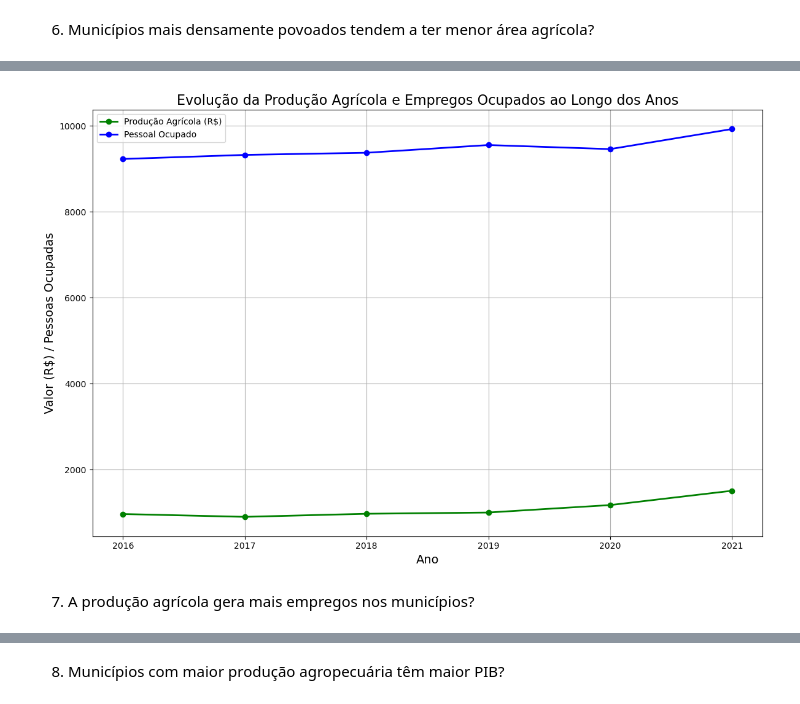
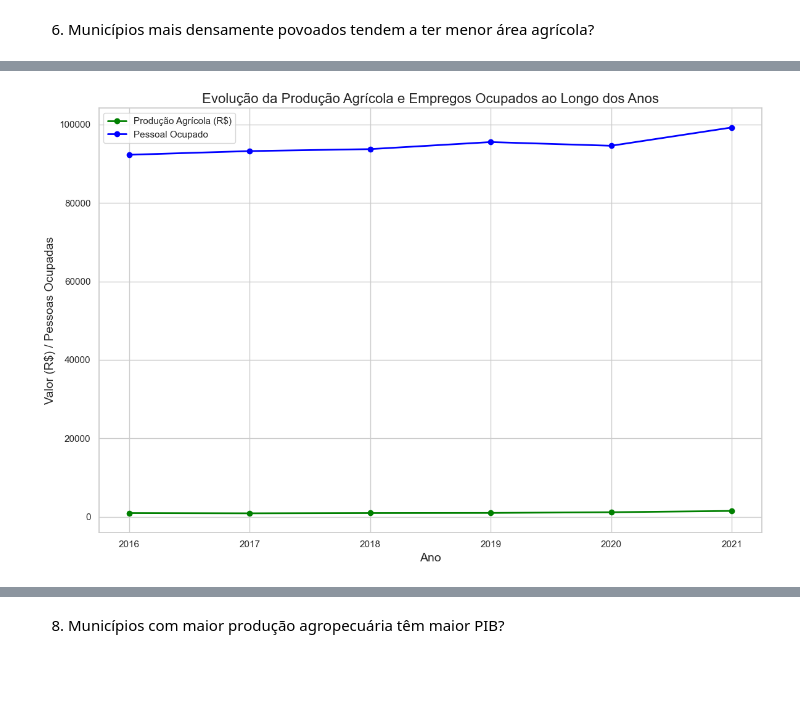
Before and after one commit to anaC-Fernandes/ProjetoDados, a Jupyter notebook: Notebooks/Dataset_Agro.ipynb, the cells around one changed output, grey strips where cells are left out. Saved outputs shown, nothing was run; the diff lists cells and outputs as text; code cells hidden in the pictures; blank space fills up the shorter version.

```diff
--- a/Notebooks/Dataset_Agro.ipynb
+++ b/Notebooks/Dataset_Agro.ipynb
@@ -160,47 +166,32 @@ plt.show()
 # %%
-'''plt.figure(figsize=(12, 6))
-sns.jointplot(
-    x='VlProducaoAgricola',
-    y='VlProducaoPecuaria',
-    data=df,
-    kind='hex',
-    joint_kws={'gridsize': 30},
-    marginal_kws={'color': 'darkgreen'}
-)
-plt.suptitle('Relação entre Produção Agrícola e Pecuária (Densidade e Tendência)', y=1.02)
-plt.xlabel('Produção Agrícola (R$)')
-plt.ylabel('Produção Pecuária (R$)')
 
-# Adicionar linha de regressão
-sns.regplot(x='VlProducaoAgricola', y='VlProducaoPecuaria', data=df,
-           scatter=False, color='red', line_kws={'linewidth': 2})
+# Garantir que as colunas são numéricas
+df['VlProducaoAgricola'] = pd.to_numeric(df['VlProducaoAgricola'], errors='coerce')
+df['PessoalOcupado'] = pd.to_numeric(df['PessoalOcupado'], errors='coerce')
 
-plt.show()'''
 # Agrupar por ano e calcular a média para produção agrícola e pessoal ocupado
-df_ano = df.groupby('Ano')[['ProducaoAgricola', 'PessoalOcupado']].mean()
+df_ano = df.groupby('Ano')[['VlProducaoAgricola', 'PessoalOcupado']].mean()
 
 # Plotar o gráfico de linhas
 plt.figure(figsize=(12, 8))
-plt.plot(df_ano.index, df_ano['ProducaoAgricola'], label='Produção Agrícola (R$)', color='green', marker='o', linestyle='-', linewidth=2, markersize=6)
+plt.plot(df_ano.index, df_ano['VlProducaoAgricola'], label='Produção Agrícola (R$)', color='green', marker='o', linestyle='-', linewidth=2, markersize=6)
 plt.plot(df_ano.index, df_ano['PessoalOcupado'], label='Pessoal Ocupado', color='blue', marker='o', linestyle='-', linewidth=2, markersize=6)
 
 # Adicionar título e rótulos
 plt.title('Evolução da Produção Agrícola e Empregos Ocupados ao Longo dos Anos', fontsize=16)
 plt.xlabel('Ano', fontsize=14)
 plt.ylabel('Valor (R$) / Pessoas Ocupadas', fontsize=14)
 
 # Adicionar a legenda
 plt.legend()
 
 # Adicionar grade para melhor visualização
 plt.grid(True)
 
 # Ajustar o layout para não cortar os labels
 plt.tight_layout()
 
 # Exibir o gráfico
 plt.show()
 # %% [output]
-[figure, old version]
+[figure, new version]
-# %% [markdown]
-7. A produção agrícola gera mais empregos nos municípios?
```
Also changed, not shown: parts of 8 cells of this notebook.
